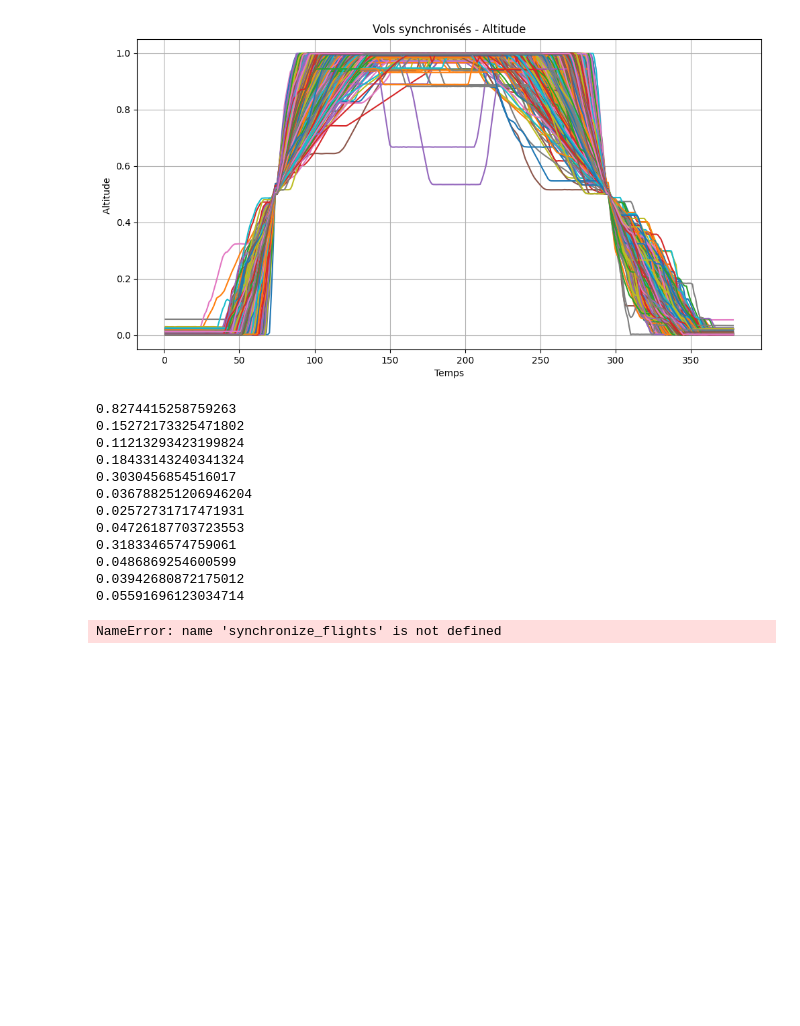
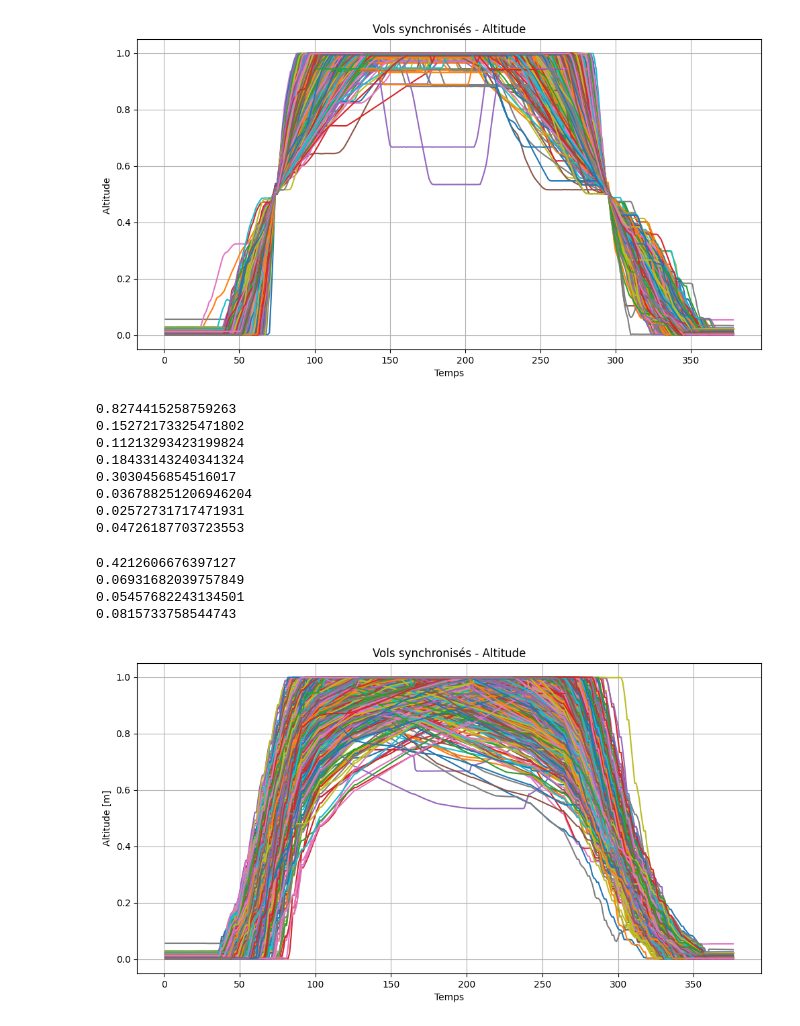
Before and after one commit to RubertiS/Projet_rectangularisation_vols, a Jupyter notebook: Notebooks/Tutorial.ipynb, the cells around one changed output. Cells and saved outputs as stored; diff of their text form; code cells hidden in the pictures; blank space fills up the shorter version.

```diff
--- a/Notebooks/Tutorial.ipynb
+++ b/Notebooks/Tutorial.ipynb
@@ -24,7 +24,7 @@ VBox(children=(HBox(children=(Dropdown(description='Variable :', options=('ALT [
 # %% [markdown]
 Création du fichier propre
 # %%
-output_file = "../Data/cleaned/Aircraft_01_c.h5"
+output_file = "../Data/dfdr1000/Aircraft_01_c.h5"
 clean_and_normalize_data(input_file,output_file)
 # %% [output]
 Taille du df avant traitement : 1002
@@ -159,33 +100,32 @@ print(np.sqrt(np.mean((sync_flights_triv['ALT_norm'].sub(sync_flights_triv['ALT_
 0.036788251206946204
 0.02572731717471931
 0.04726187703723553
-0.3183346574759061
-0.0486869254600599
-0.03942680872175012
-0.05591696123034714
 # %%
-sync_flights_triv, A, B = synchronize_flights(ds_cleaned,method="ruptures",n_points=100,subset_fraction=0.5,col="ALT_norm")
-print(np.mean(sync_flights_triv['ALT_norm'].max(axis=1)-sync_flights_triv['ALT_norm'].min(axis=1)))
-print(np.mean(sync_flights_triv['ALT_norm'].std(axis=1)))
-print(np.mean(np.abs(sync_flights_triv['ALT_norm'].sub(sync_flights_triv['ALT_norm'].mean(axis=1), axis=0))))
-print(np.sqrt(np.mean((sync_flights_triv['ALT_norm'].sub(sync_flights_triv['ALT_norm'].mean(axis=1), axis=0))**2)))
+sync_flights_rup, A, B = synchronize_flights(ds_cleaned,method="ruptures",n_points=30,subset_fraction=0.05,col="ALT_norm")
+print(np.mean(sync_flights_rup['ALT_norm'].max(axis=1)-sync_flights_rup['ALT_norm'].min(axis=1)))
+print(np.mean(sync_flights_rup['ALT_norm'].std(axis=1)))
+print(np.mean(np.abs(sync_flights_rup['ALT_norm'].sub(sync_flights_rup['ALT_norm'].mean(axis=1), axis=0))))
+print(np.sqrt(np.mean((sync_flights_rup['ALT_norm'].sub(sync_flights_rup['ALT_norm'].mean(axis=1), axis=0))**2)))
+# %% [output]
+0.4212606676397127
+0.06931682039757849
+0.05457682243134501
+0.0815733758544743
 # %%
-sync_flights, A, B = synchronize_flights(ds_cleaned,method="trivial",n_points=n,subset_fraction=0.05,col="ALT_norm")
-
-ALT = sync_flights_triv["ALT_norm"]
+ALT = sync_flights_rup["ALT_norm"]
 
 plt.figure(figsize=(12, 6))
 
 for i, col in enumerate(ALT.columns):
     #print("Vol",i)
     plt.plot(np.arange(1, len(ALT) + 1), ALT[col])
 
 plt.xlabel("Temps")
 plt.ylabel("Altitude [m]")
 plt.title("Vols synchronisés - Altitude")
 plt.grid()
 plt.show()
 # %% [output]
-NameError: name 'synchronize_flights' is not defined
+[figure, added]
 # %%
 sync_flights["ALT"]["re"]
```
Also changed, not shown: parts of 5 cells of this notebook, 1 other file.
